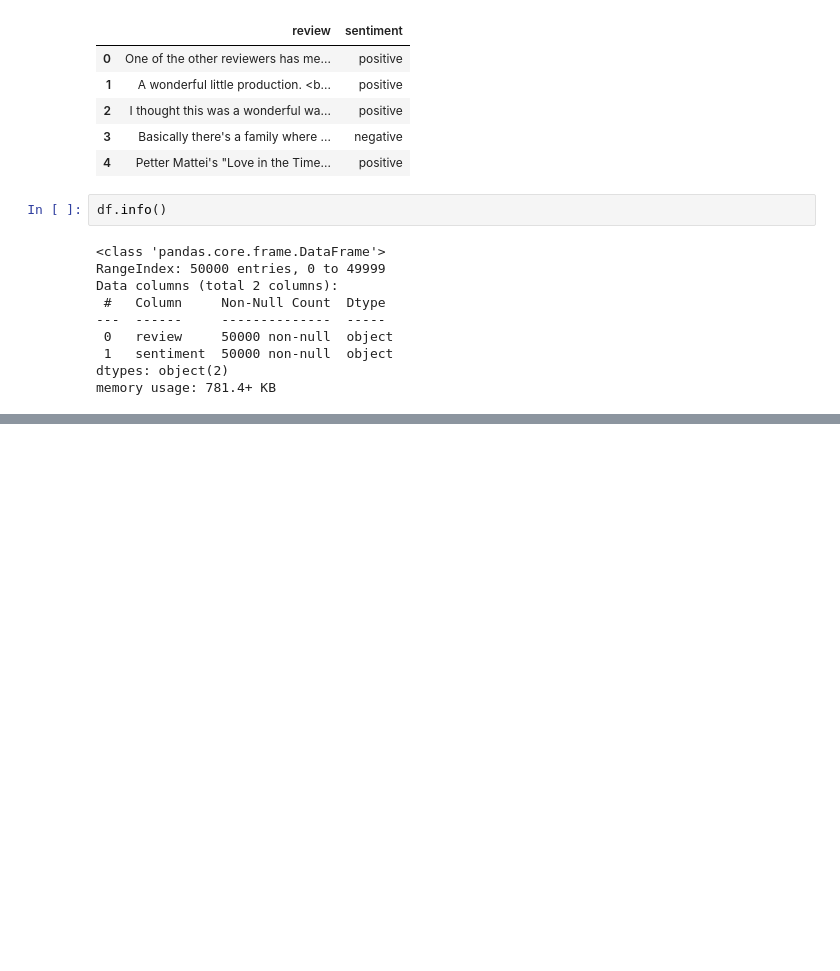
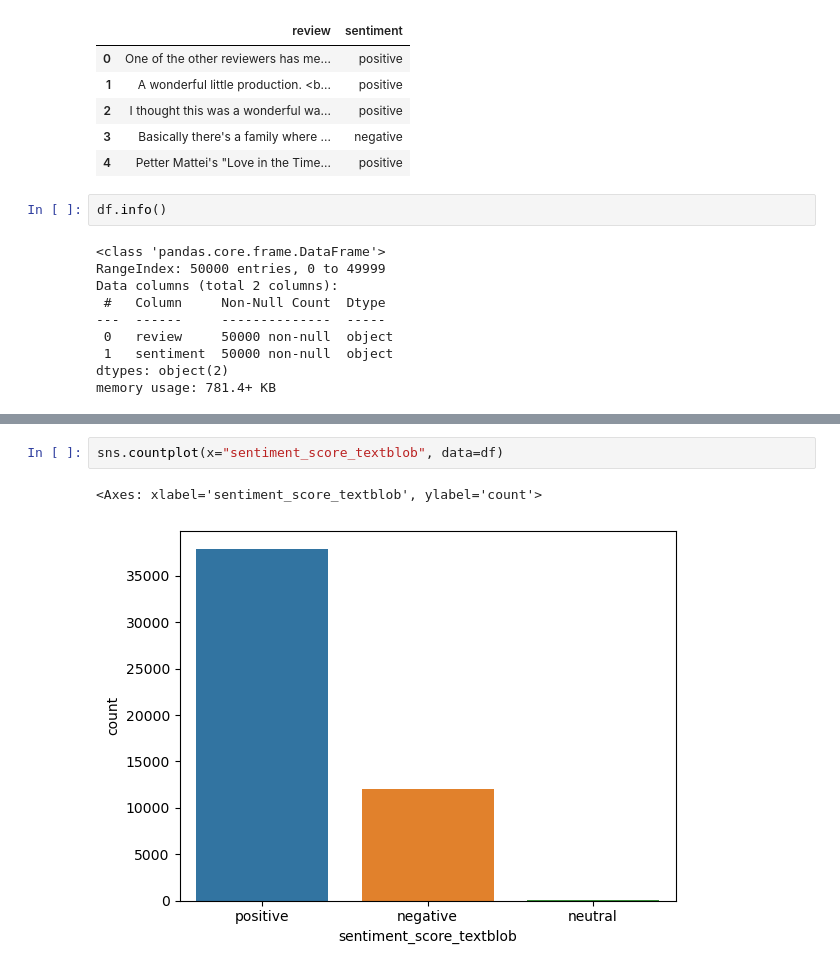
Before and after one commit to tamirisrd/ML_CA2, a Jupyter notebook: TamirisRodriguesDuarte_ML_CA2.ipynb, the cells around one changed output, grey strips where cells are left out. Drawn from its saved outputs; the diff is of its cells as text; blank space fills up the shorter version.

```diff
--- a/TamirisRodriguesDuarte_ML_CA2.ipynb
+++ b/TamirisRodriguesDuarte_ML_CA2.ipynb
@@ -73,0 +133,5 @@ dtype: int64
+# %%
+sns.countplot(x="sentiment_score_textblob", data=df)
+# %% [output]
+<Axes: xlabel='sentiment_score_textblob', ylabel='count'>
+[figure, added]
```
Also changed, not shown: parts of 12 cells of this notebook.
